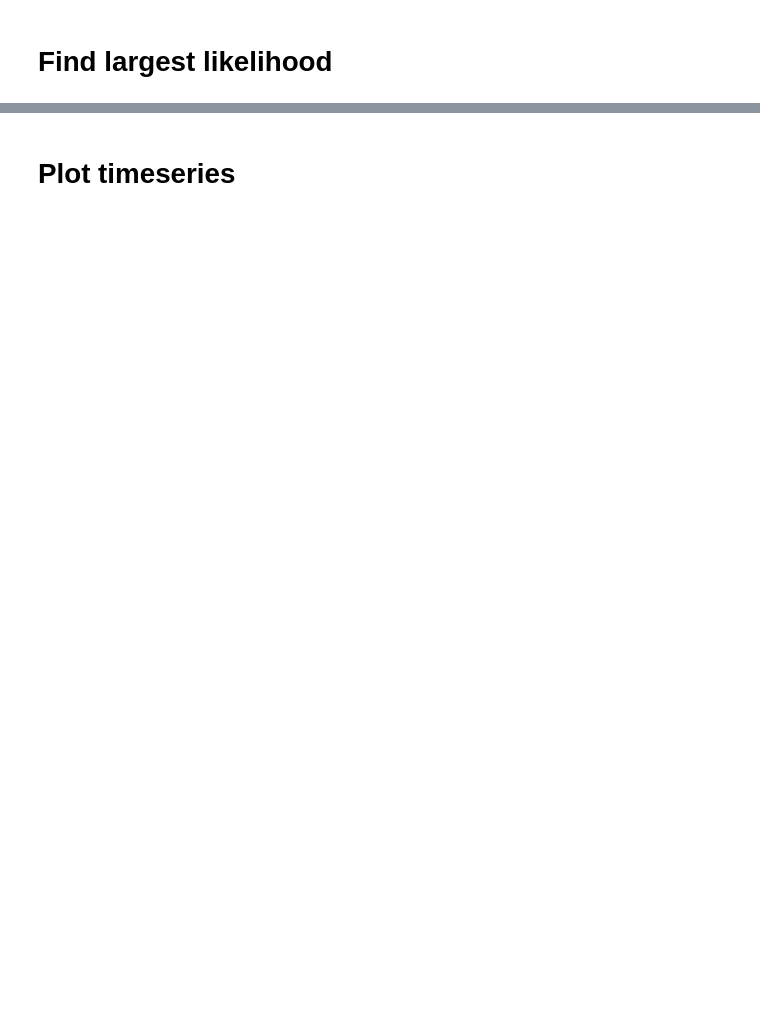
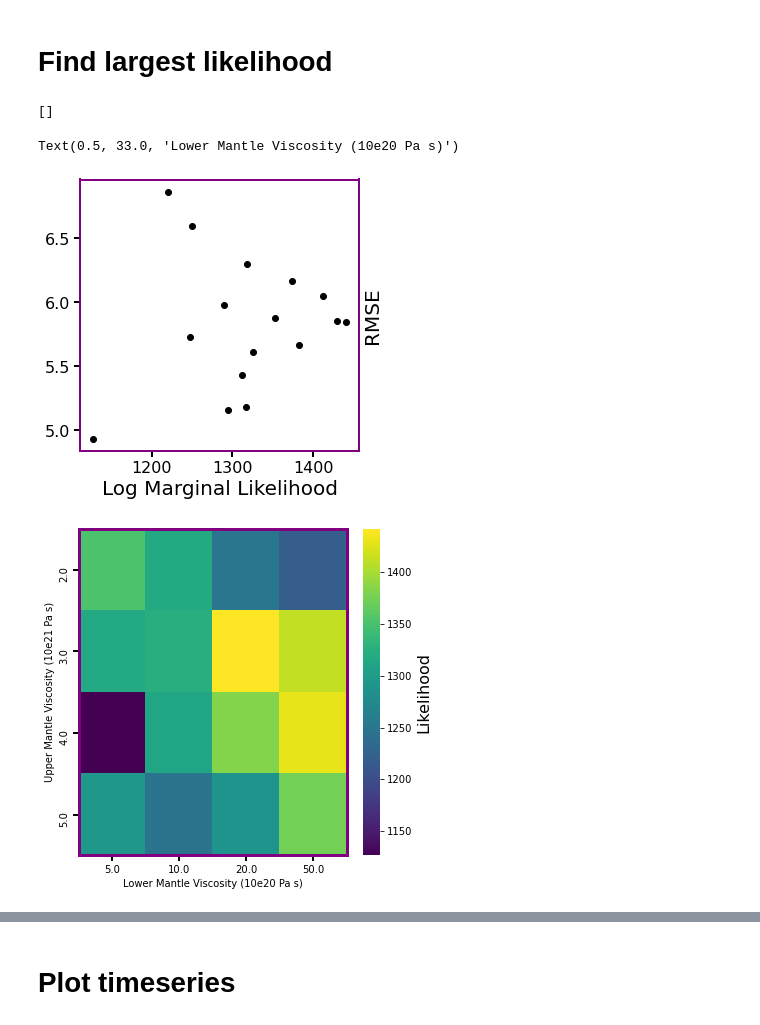
Before and after one commit to rcameronc/EU_LIG, a Jupyter notebook: rcc_notebooks/eu_lig_rccnotebook1_052020.ipynb, the cells around one changed output, grey strips where cells are left out. Saved outputs shown, nothing was run; the diff lists cells and outputs as text; code cells hidden in the pictures; blank space fills up the shorter version.

```diff
--- a/rcc_notebooks/eu_lig_rccnotebook1_052020.ipynb
+++ b/rcc_notebooks/eu_lig_rccnotebook1_052020.ipynb
@@ -306,21 +328,23 @@ class ClusterDataframe():
         return output
 
 
-place = 'english_channel'# 'denmark_netherlands'
-ice_model = 'glac1d'
-lith = 'l96C'
+# place = 'english_channel'# 'denmark_netherlands'
+# ice_model = 'glac1d'
+# lith = 'l96C'
 modelloader = ClusterOutput(place, ice_model, lith)
 # ds_var = modelloader.load('var')
 # ds_zp = modelloader.load('zp')
 # ds_gia = modelloader.load('gia')
 # ds_post = modelloader.load('post')
-ds_var = modelloader.load('var', 'synth_output')
-ds_zp = modelloader.load('zp', 'synth_output')
-ds_gia = modelloader.load('gia', 'synth_output')
-ds_post = modelloader.load('post', 'synth_output')
 
-param_files = glob.glob(f'synth_output/*{place}*{ice_model}*{lith}*params.csv')
-metric_files = glob.glob(f'synth_output/*{place}*{ice_model}*{lith}*metrics.csv')
+output = 'output'
+ds_var = modelloader.load('var', output)
+ds_zp = modelloader.load('zp', output)
+ds_gia = modelloader.load('gia', output)
+ds_post = modelloader.load('post', output)
+
+param_files = glob.glob(f'{output}/*{place}*{ice_model}*{lith}*params.csv')
+metric_files = glob.glob(f'{output}/*{place}*{ice_model}*{lith}*metrics.csv')
 
 df_params = pd.concat((pd.read_csv(f) for f in param_files), ignore_index=True)
 df_mets = pd.concat((pd.read_csv(f) for f in metric_files), ignore_index=True)
@@ -412,19 +459,24 @@ plot_fig('GP-learned difference', ds_zp, 8000, topscale=0, bottomscale=0)
 # other =  'root mean squared error' # 'weighted residual sum of squares' #
 # make_heatmap(df_96, 'd6g_h6g_', '96', other)
 # make_heatmap(df_71, 'd6g_h6g_', '71', other )
+# %%
+metric_files = glob.glob(f'{output}/*{place}*{ice_model}*{lith}*metrics.csv')
+metric_files
+# %% [output]
+[]
 # %%
 #%%%%%%%%%%%%%%%%%%% Read in files %%%%%%%%%%%%%%%%%%%%%%#
 #%%%%%%%%%%%%%%%%%%%%%%%%%%%%%%%%%%%%%%%%%%%%%%%%%%%%#
 
 def read_csv(f):
     df = pd.read_csv(f)
-    df['k'] = ['k1', 'k2', 'k3', 'k4', 'k5']
+    df['k'] = ['k1', 'k2', 'k6']
     return df
 
 def get_likes(place, ice_model, lith):
 
-    param_files = glob.glob(f'synth_output/*{place}*{ice_model}*{lith}*params.csv')
-    metric_files = glob.glob(f'synth_output/*{place}*{ice_model}*{lith}*metrics.csv')
+    param_files = glob.glob(f'{output}/*{place}*{ice_model}*{lith}*params.csv')
+    metric_files = glob.glob(f'{output}/*{place}*{ice_model}*{lith}*metrics.csv')
 
     df_params = pd.concat((read_csv(f) for f in param_files), ignore_index=True)
     df_mets = pd.concat((pd.read_csv(f) for f in metric_files), ignore_index=True)
@@ -458,7 +510,7 @@ def splitNames(df):
     return df
 
 df_plt = splitNames(df_mets)
-df_plt['likelihood'] = - df_plt.log_marginal_likelihood
+df_plt['likelihood'] = df_plt.log_marginal_likelihood
 
 
 #%%%%%%%%%%%% compare RMSE to ML %%%%%%%%%%%%%%%%%%%%#
@@ -498,31 +550,35 @@ def heatmap(df, ice_model, lith, measure, ax):
     return sns.heatmap(heatmap,  cmap=cmap, ax=ax, cbar_kws={'label': f'{measure}'})
 
 
 fig, ax = plt.subplots(1, 1, figsize=(6, 6))
 
 df_params, df_mets = get_likes(places[0], ice_model, lith)
 largestlike, bestrmse = choose_bestmods(df_mets)
 df_plt = splitNames(df_mets)
 df_plt['likelihood'] = - df_plt.log_marginal_likelihood
 
 measure='log_marginal_likelihood'
 
 hm = heatmap(df_plt, ice_model, lith, measure, ax)
 hm.figure.axes[-1].set_ylabel('Likelihood', size=16)
 
 for _, spine in hm.spines.items():
     spine.set_visible(True)
     spine.set_edgecolor(colors[0])
     spine.set_linewidth(3)
 
 ax.set_ylabel('Upper Mantle Viscosity (10e21 Pa s)', fontsize=10)
 
 
 #     ax.set(xlabel='')
 
 
 ax.tick_params(direction='out', length=6, width=2, colors='k',
        grid_color='r', grid_alpha=0.5, labelsize=10)
 
 ax.set_xlabel('Lower Mantle Viscosity (10e20 Pa s)', fontsize=10)
+# %% [output]
+Text(0.5, 33.0, 'Lower Mantle Viscosity (10e20 Pa s)')
+[figure, added]
+[figure, added]
 # %%
```
Also changed, not shown: parts of 13 cells of this notebook, 2 other files.
